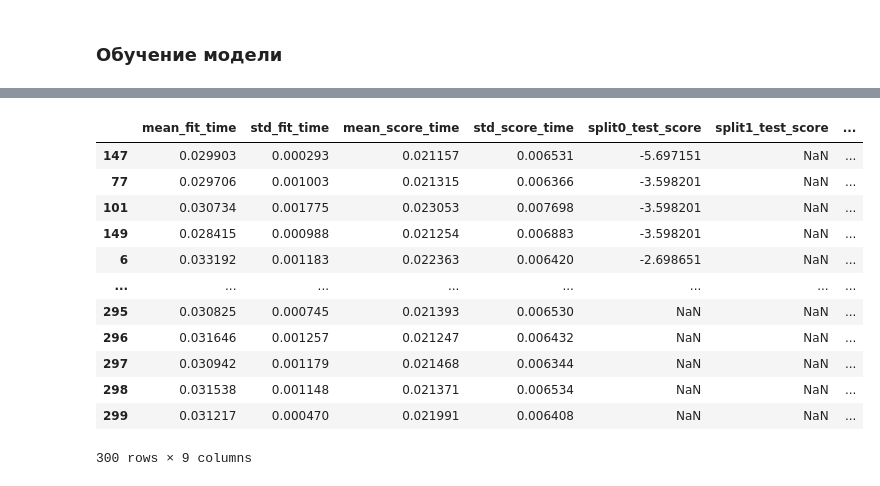
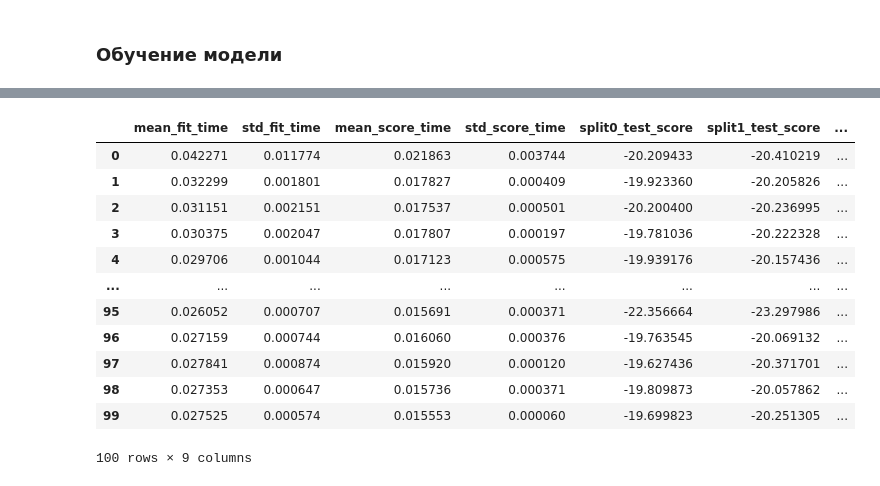
Before and after one commit to serguntsov/ML_HR_ANALYST, a Jupyter notebook: satisfaction_rate_job.ipynb, the cells around one changed output, grey strips where cells are left out. Cells and saved outputs as stored; diff of their text form; code cells hidden in the pictures.

```diff
--- a/satisfaction_rate_job.ipynb
+++ b/satisfaction_rate_job.ipynb
@@ -453,9 +451,16 @@ y_test = test_job_satisfaction['job_satisfaction_rate']
 # %%
 pipe_ohe = Pipeline([
-    ('ohe', OneHotEncoder(drop='first', sparse_output=False, handle_unknown='ignore'))
+    ('simpleImputer_ohe',
+    SimpleImputer(missing_values=np.nan, strategy='most_frequent')),
+
+    ('ohe',
+    OneHotEncoder(drop='first', sparse_output=False, handle_unknown='ignore'))
 ])
 
 pipe_ord = Pipeline([
+    ('simpleImputer_before_ord',
+    SimpleImputer(missing_values=np.nan, strategy='most_frequent')),
+
     ('ord', OrdinalEncoder(handle_unknown='use_encoded_value',
                            unknown_value=np.nan,
                             categories=[['no', 'yes'],
@@ -469,8 +476,7 @@ pipe_ord = Pipeline([
 data_preprocessor = ColumnTransformer(
     [
         ('ohe', pipe_ohe, ohe_cols),
-        ('ord', pipe_ord, ord_cols),
-        ('num', StandardScaler(), num_cols)
+        ('ord', pipe_ord, ord_cols)
     ],
     remainder='passthrough'
 )
@@ -487,10 +493,13 @@ pipe_final = Pipeline([
 ### Обучение модели
 # %%
 def smape_metric(y_true, y_pred):
-    n = len(y_true)
-    return 100/n * sum([(np.abs(y_true[i] - y_pred[i])) / ((np.abs(y_true[i]) - np.abs(y_pred[i])) / 2) for i in range(n)])
+    numerator = 2 * np.abs(y_true - y_pred)
+    denominator = (np.abs(y_true) + np.abs(y_pred))
 
-smape = make_scorer(smape_metric, greater_is_better=False)
+    return  100 * np.mean(numerator / denominator)
+
+
+smape_score = make_scorer(smape_metric, greater_is_better=False)
 # %%
 param_distributions = {
     "models": distributions.CategoricalDistribution([
@@ -506,9 +515,9 @@ param_distributions = {
 oscv = OptunaSearchCV(
     pipe_final,
     param_distributions,
-    scoring=smape,
+    scoring=smape_score,
     cv=3,
-    n_trials=300,
+    n_trials=100,
     random_state=RANDOM_STATE
 )
 
@@ -551,21 +561,21 @@ OptunaSearchCV(cv=3,
                random_state=42,
                scoring=make_scorer(smape_metric, greater_is_better=False, response_method='predict'))
 # %%
-pd.DataFrame(oscv.cv_results_).sort_values(by='mean_test_score')
+pd.DataFrame(oscv.cv_results_)
 # %% [output]
 |  | mean_fit_time | std_fit_time | mean_score_time | std_score_time | split0_test_score | split1_test_score | ... |
-| 147 | 0.029903 | 0.000293 | 0.021157 | 0.006531 | -5.697151 | NaN | ... |
-| 77 | 0.029706 | 0.001003 | 0.021315 | 0.006366 | -3.598201 | NaN | ... |
-| 101 | 0.030734 | 0.001775 | 0.023053 | 0.007698 | -3.598201 | NaN | ... |
-| 149 | 0.028415 | 0.000988 | 0.021254 | 0.006883 | -3.598201 | NaN | ... |
-| 6 | 0.033192 | 0.001183 | 0.022363 | 0.006420 | -2.698651 | NaN | ... |
+| 0 | 0.042271 | 0.011774 | 0.021863 | 0.003744 | -20.209433 | -20.410219 | ... |
+| 1 | 0.032299 | 0.001801 | 0.017827 | 0.000409 | -19.923360 | -20.205826 | ... |
+| 2 | 0.031151 | 0.002151 | 0.017537 | 0.000501 | -20.200400 | -20.236995 | ... |
+| 3 | 0.030375 | 0.002047 | 0.017807 | 0.000197 | -19.781036 | -20.222328 | ... |
+| 4 | 0.029706 | 0.001044 | 0.017123 | 0.000575 | -19.939176 | -20.157436 | ... |
 | ... | ... | ... | ... | ... | ... | ... | ... |
-| 295 | 0.030825 | 0.000745 | 0.021393 | 0.006530 | NaN | NaN | ... |
-| 296 | 0.031646 | 0.001257 | 0.021247 | 0.006432 | NaN | NaN | ... |
-| 297 | 0.030942 | 0.001179 | 0.021468 | 0.006344 | NaN | NaN | ... |
-| 298 | 0.031538 | 0.001148 | 0.021371 | 0.006534 | NaN | NaN | ... |
-| 299 | 0.031217 | 0.000470 | 0.021991 | 0.006408 | NaN | NaN | ... |
+| 95 | 0.026052 | 0.000707 | 0.015691 | 0.000371 | -22.356664 | -23.297986 | ... |
+| 96 | 0.027159 | 0.000744 | 0.016060 | 0.000376 | -19.763545 | -20.069132 | ... |
+| 97 | 0.027841 | 0.000874 | 0.015920 | 0.000120 | -19.627436 | -20.371701 | ... |
+| 98 | 0.027353 | 0.000647 | 0.015736 | 0.000371 | -19.809873 | -20.057862 | ... |
+| 99 | 0.027525 | 0.000574 | 0.015553 | 0.000060 | -19.699823 | -20.251305 | ... |
-300 rows × 9 columns
+100 rows × 9 columns
 # %%
 oscv.best_score_
 # %% [output]
```
Also changed, not shown: parts of 20 cells of this notebook.
